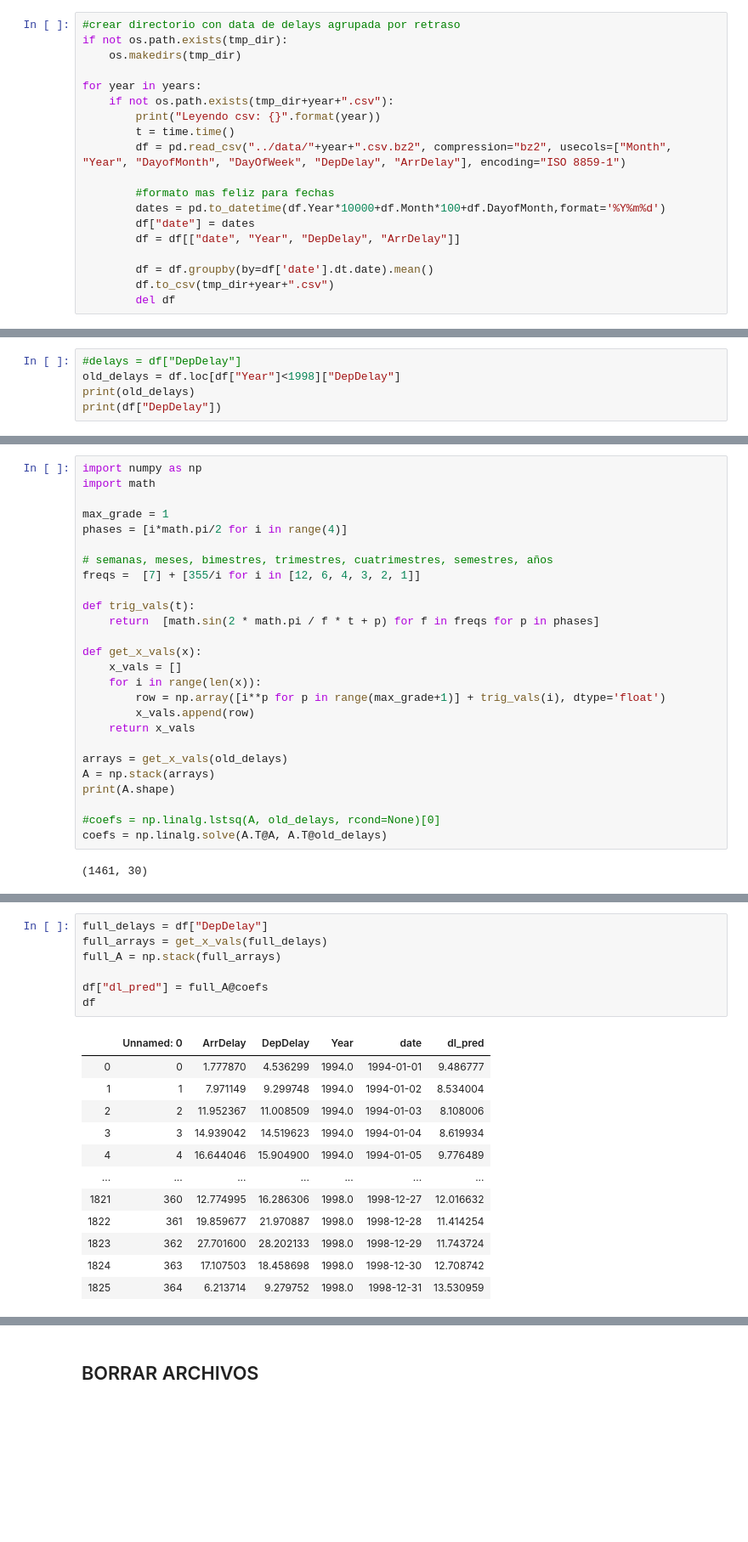
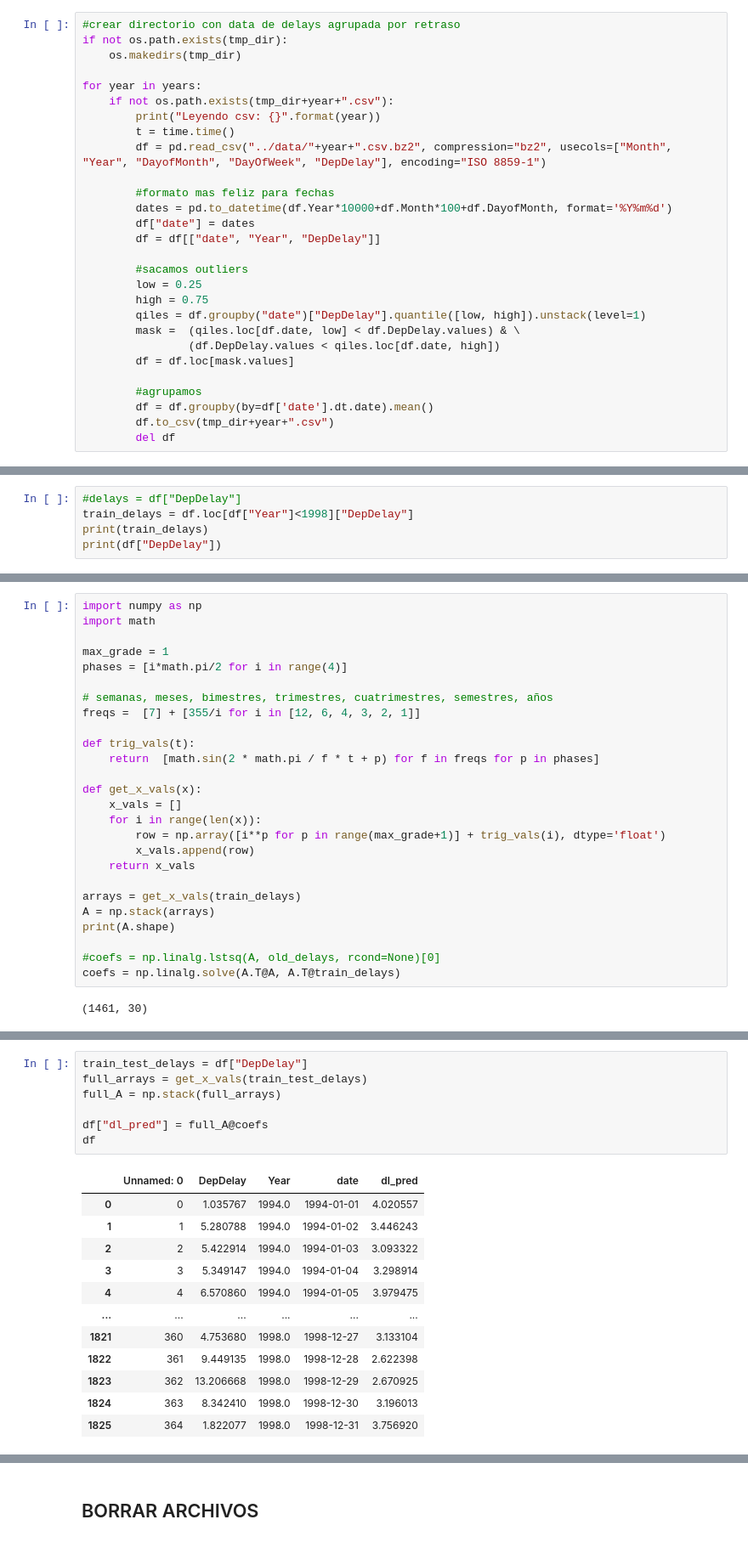
Before and after one commit to jpcenteno/flight-delay-estimation, a Jupyter notebook: notebooks/monthly_delay.ipynb, the cells around one changed output, grey strips where cells are left out. Shown at 85% size. Drawn from its saved outputs; the diff is of its cells as text; blank space fills up the shorter version.

```diff
--- a/notebooks/monthly_delay.ipynb
+++ b/notebooks/monthly_delay.ipynb
@@ -27,13 +29,22 @@ for year in years:
     if not os.path.exists(tmp_dir+year+".csv"):
         print("Leyendo csv: {}".format(year))
         t = time.time()
-        df = pd.read_csv("../data/"+year+".csv.bz2", compression="bz2", usecols=["Month", "Year", "DayofMonth", "DayOfWeek", "DepDelay", "ArrDelay"], encoding="ISO 8859-1")
+        df = pd.read_csv("../data/"+year+".csv.bz2", compression="bz2", usecols=["Month", "Year", "DayofMonth", "DayOfWeek", "DepDelay"], encoding="ISO 8859-1")
 
         #formato mas feliz para fechas
-        dates = pd.to_datetime(df.Year*10000+df.Month*100+df.DayofMonth,format='%Y%m%d')
+        dates = pd.to_datetime(df.Year*10000+df.Month*100+df.DayofMonth, format='%Y%m%d')
         df["date"] = dates
-        df = df[["date", "Year", "DepDelay", "ArrDelay"]]
+        df = df[["date", "Year", "DepDelay"]]
 
+        #sacamos outliers
+        low = 0.25
+        high = 0.75
+        qiles = df.groupby("date")["DepDelay"].quantile([low, high]).unstack(level=1)
+        mask =  (qiles.loc[df.date, low] < df.DepDelay.values) & \
+                (df.DepDelay.values < qiles.loc[df.date, high])
+        df = df.loc[mask.values]
+
+        #agrupamos
         df = df.groupby(by=df['date'].dt.date).mean()
         df.to_csv(tmp_dir+year+".csv")
         del df
@@ -102,7 +115,7 @@ df.plot(x="date", y="DepDelay", linestyle='-', figsize=(16,4))
 ## CML acá
 # %%
 #delays = df["DepDelay"]
-old_delays = df.loc[df["Year"]<1998]["DepDelay"]
-print(old_delays)
+train_delays = df.loc[df["Year"]<1998]["DepDelay"]
+print(train_delays)
 print(df["DepDelay"])
 # %% [output]
@@ -151,11 +164,11 @@ def get_x_vals(x):
         x_vals.append(row)
     return x_vals
 
-arrays = get_x_vals(old_delays)
+arrays = get_x_vals(train_delays)
 A = np.stack(arrays)
 print(A.shape)
 
 #coefs = np.linalg.lstsq(A, old_delays, rcond=None)[0]
-coefs = np.linalg.solve(A.T@A, A.T@old_delays)
+coefs = np.linalg.solve(A.T@A, A.T@train_delays)
 # %% [output]
 (1461, 30)
@@ -164,20 +178,20 @@ del df["dl_pred"]
 # %%
-full_delays = df["DepDelay"]
-full_arrays = get_x_vals(full_delays)
+train_test_delays = df["DepDelay"]
+full_arrays = get_x_vals(train_test_delays)
 full_A = np.stack(full_arrays)
 
 df["dl_pred"] = full_A@coefs
 df
 # %% [output]
-|  | Unnamed: 0 | ArrDelay | DepDelay | Year | date | dl_pred |
-| 0 | 0 | 1.777870 | 4.536299 | 1994.0 | 1994-01-01 | 9.486777 |
-| 1 | 1 | 7.971149 | 9.299748 | 1994.0 | 1994-01-02 | 8.534004 |
-| 2 | 2 | 11.952367 | 11.008509 | 1994.0 | 1994-01-03 | 8.108006 |
-| 3 | 3 | 14.939042 | 14.519623 | 1994.0 | 1994-01-04 | 8.619934 |
-| 4 | 4 | 16.644046 | 15.904900 | 1994.0 | 1994-01-05 | 9.776489 |
-| ... | ... | ... | ... | ... | ... | ... |
-| 1821 | 360 | 12.774995 | 16.286306 | 1998.0 | 1998-12-27 | 12.016632 |
-| 1822 | 361 | 19.859677 | 21.970887 | 1998.0 | 1998-12-28 | 11.414254 |
-| 1823 | 362 | 27.701600 | 28.202133 | 1998.0 | 1998-12-29 | 11.743724 |
-| 1824 | 363 | 17.107503 | 18.458698 | 1998.0 | 1998-12-30 | 12.708742 |
-| 1825 | 364 | 6.213714 | 9.279752 | 1998.0 | 1998-12-31 | 13.530959 |
+|  | Unnamed: 0 | DepDelay | Year | date | dl_pred |
+| 0 | 0 | 1.035767 | 1994.0 | 1994-01-01 | 4.020557 |
+| 1 | 1 | 5.280788 | 1994.0 | 1994-01-02 | 3.446243 |
+| 2 | 2 | 5.422914 | 1994.0 | 1994-01-03 | 3.093322 |
+| 3 | 3 | 5.349147 | 1994.0 | 1994-01-04 | 3.298914 |
+| 4 | 4 | 6.570860 | 1994.0 | 1994-01-05 | 3.979475 |
+| ... | ... | ... | ... | ... | ... |
+| 1821 | 360 | 4.753680 | 1998.0 | 1998-12-27 | 3.133104 |
+| 1822 | 361 | 9.449135 | 1998.0 | 1998-12-28 | 2.622398 |
+| 1823 | 362 | 13.206668 | 1998.0 | 1998-12-29 | 2.670925 |
+| 1824 | 363 | 8.342410 | 1998.0 | 1998-12-30 | 3.196013 |
+| 1825 | 364 | 1.822077 | 1998.0 | 1998-12-31 | 3.756920 |
```
Also changed, not shown: parts of 10 cells of this notebook.
